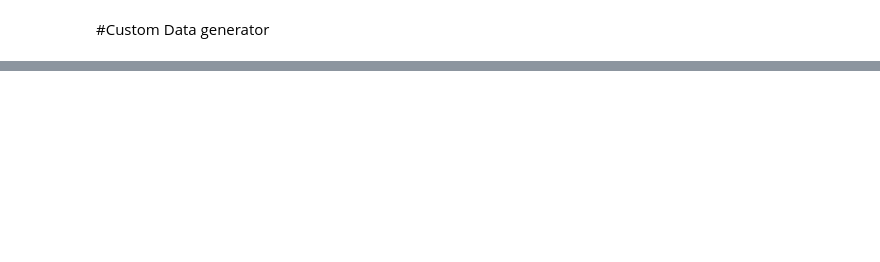
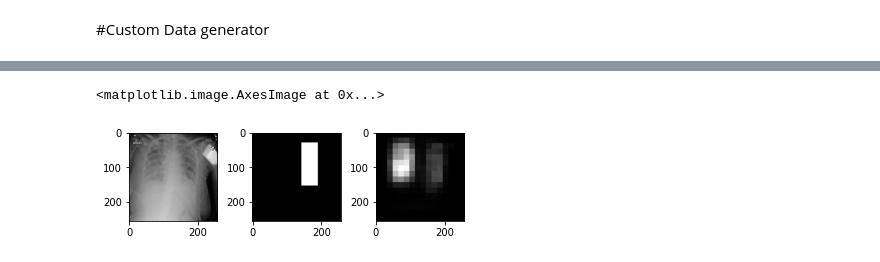
Before and after one commit to arvindhvasu/GL_Pneumonia_Detection, a Jupyter notebook: code/model.ipynb, the cells around one changed output, grey strips where cells are left out. Saved outputs shown, nothing was run; the diff lists cells and outputs as text; code cells hidden in the pictures; blank space fills up the shorter version.

Commit message:
Final version - UNet model

```diff
--- a/code/model.ipynb
+++ b/code/model.ipynb
@@ -278,2 +306,2 @@ len(test_filenames[:2])
 # %%
-test_gen = Generator(test_filenames[:100], test_img_path, valid_df, batch_size=100, shuffle=False, image_size=256, predict=True)
+test_gen = Generator(valid_test_patient_Ids[:10], valid_img_path, valid_test_df, batch_size=1, image_size=256, predict=False)
@@ -291,0 +313,4 @@ array([[0.00461602],
+# %%
+## Dataset for prediction
+x, y = test_gen.__getitem__(1)
+result = model.predict(x)
@@ -291,0 +322,13 @@ array([[0.00461602],
+# %%
+fig = plt.figure()
+fig.subplots_adjust(hspace=0.4, wspace=0.4)
+
+ax = fig.add_subplot(1, 3, 1)
+ax.imshow(np.reshape(x[0], (256, 256)), cmap="gray")
+ax = fig.add_subplot(1, 3, 2)
+ax.imshow(np.reshape(y[0], (256, 256)), cmap="gray")
+ax = fig.add_subplot(1, 3, 3)
+ax.imshow(np.reshape(result[0], (256, 256)), cmap="gray")
+# %% [output]
+<matplotlib.image.AxesImage at 0x...>
+[figure, added]
```
Also changed, not shown: parts of 31 cells of this notebook.
